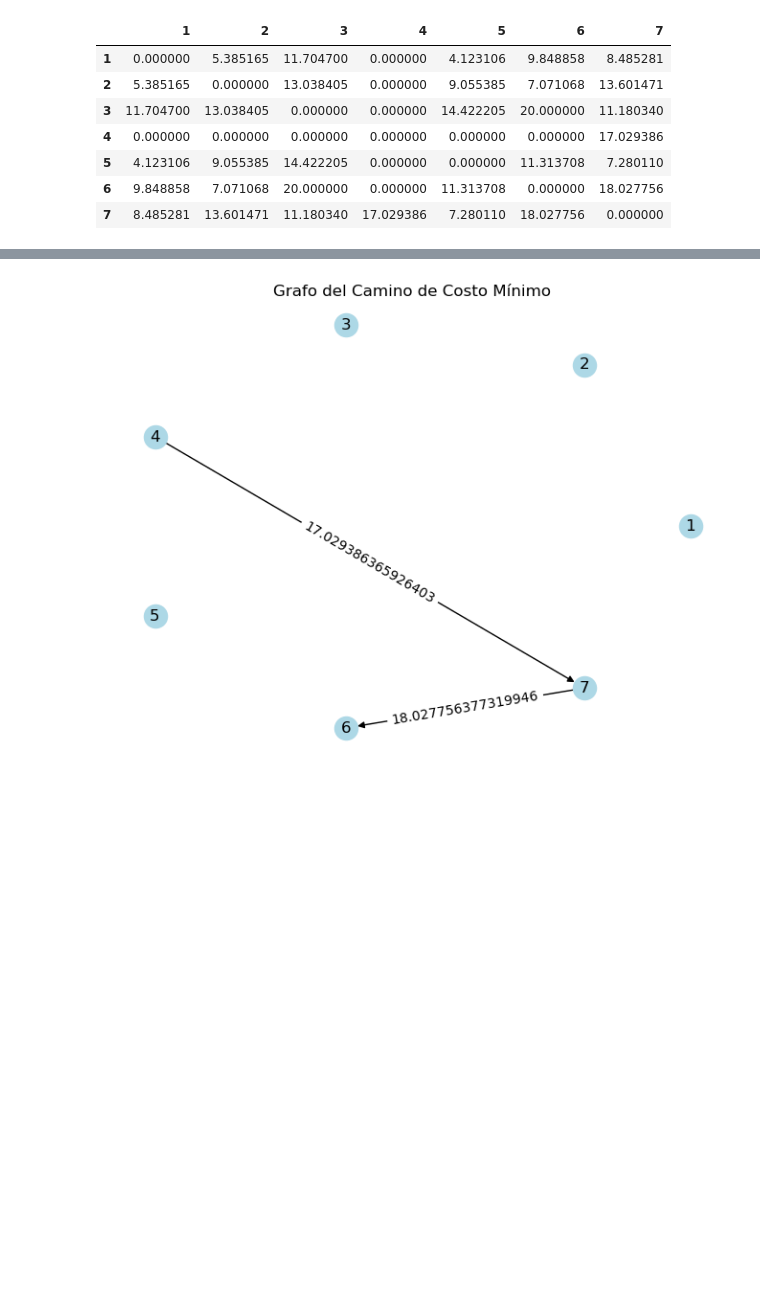
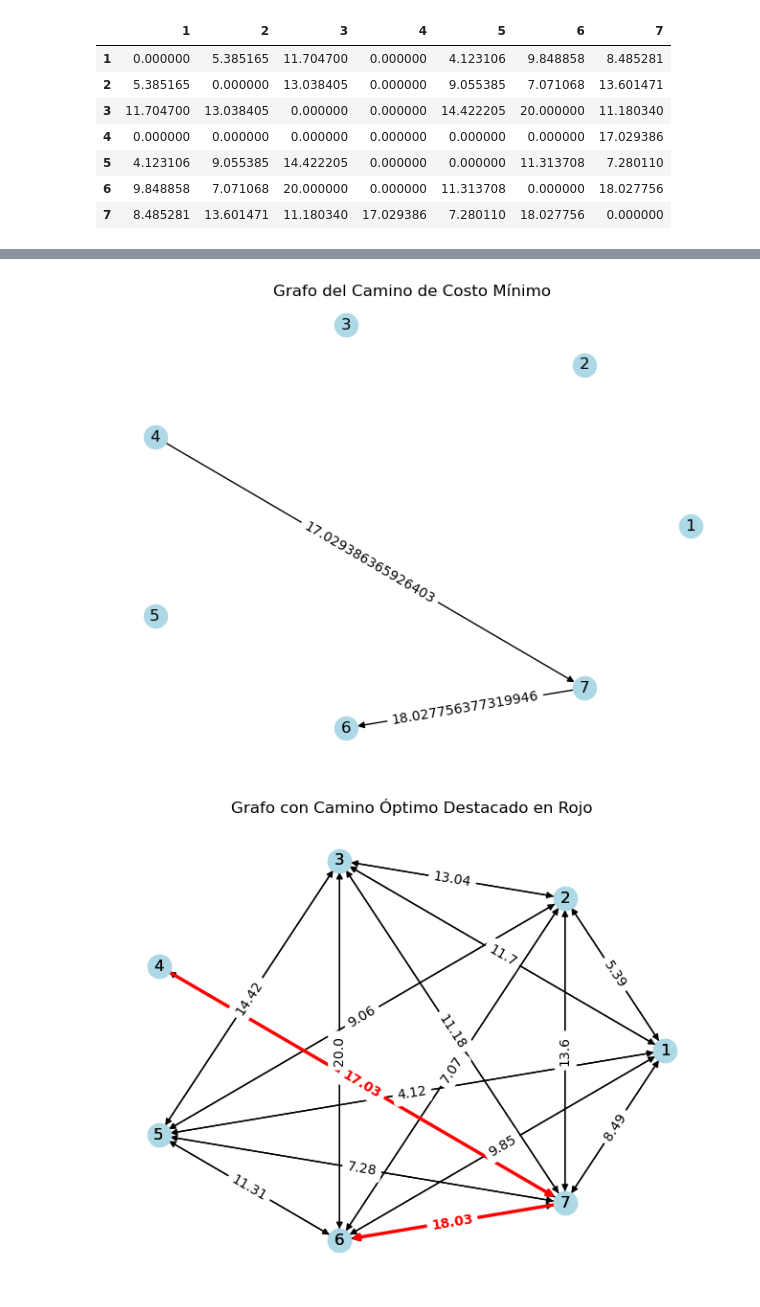
Before and after one commit to scasasbuenas/MOS-Laboratorios, a Jupyter notebook: Laboratorio 2/laboratorio2.ipynb, the cells around one changed output, grey strips where cells are left out. Drawn from its saved outputs; the diff is of its cells as text; code cells hidden in the pictures; blank space fills up the shorter version.

```diff
--- a/Laboratorio 2/laboratorio2.ipynb
+++ b/Laboratorio 2/laboratorio2.ipynb
@@ -692,30 +695,64 @@ for i in N:
     for j in N:
         if Model.x[i,j].value == 1 and cost[i,j] < 99999:
             G.add_edge(i, j, weight=cost[i,j])
 
 # Calcular posiciones y dibujar
 pos = nx.circular_layout(G)
 nx.draw(G, pos, with_labels=True, node_color='lightblue', arrows=True)
 edge_labels = nx.get_edge_attributes(G, 'weight')
 nx.draw_networkx_edge_labels(G, pos, edge_labels=edge_labels)
 plt.title("Grafo del Camino de Costo Mínimo")
 plt.show()
+
+
+
+# Construir grafo con todos los caminos posibles
+G = nx.DiGraph()
+G.add_nodes_from(N)
+edges_all = []
+edges_selected = []
+weights_all = {}
+weights_selected = {}
+
+for i in N:
+    for j in N:
+        if cost[i, j] < 99999:  # me salto los que no estan
+            edges_all.append((i, j))
+            weights_all[(i, j)] = round(cost[i, j], 2)
+            if Model.x[i, j].value == 1:
+                edges_selected.append((i, j))
+                weights_selected[(i, j)] = round(cost[i, j], 2)
+
+# Calcular posiciones de los nodos
+pos = nx.circular_layout(G)
+
+# Dibujo camins posibles
+nx.draw(G, pos, with_labels=True, node_color='lightblue', edge_color='black', edgelist=edges_all, arrows=True)
+nx.draw_networkx_edge_labels(G, pos, edge_labels=weights_all, font_color='black')
+
+# Dibujar camino seleccionado
+nx.draw(G, pos, with_labels=True, node_color='lightblue', edge_color='red', edgelist=edges_selected, width=2.5, arrows=True)
+nx.draw_networkx_edge_labels(G, pos, edge_labels=weights_selected, font_color='red', font_weight='bold')
+
+plt.title("Grafo con Camino Óptimo Destacado en Rojo")
+plt.show()
 # %% [output]
 Model unknown
 
   Variables:
     x : Size=49, Index=[1:7]*[1:7]
         Key    : Lower : Value : Upper : Fixed : Stale : Domain
         (1, 1) :     0 :   0.0 :     1 : False : False : Binary
         (1, 2) :     0 :   0.0 :     1 : False : False : Binary
         (1, 3) :     0 :   0.0 :     1 : False : False : Binary
         (1, 4) :     0 :   0.0 :     1 : False : False : Binary
         (1, 5) :     0 :   0.0 :     1 : False : False : Binary
         (1, 6) :     0 :   0.0 :     1 : False : False : Binary
         (1, 7) :     0 :   0.0 :     1 : False : False : Binary
 ... (58 lines left out)
           2 :   0.0 :  0.0 :   0.0
           3 :   0.0 :  0.0 :   0.0
           4 :   0.0 :  0.0 :   0.0
           5 :   0.0 :  0.0 :   0.0
 [figure]
+[figure, added]
```
Also changed, not shown: parts of 4 cells of this notebook.
